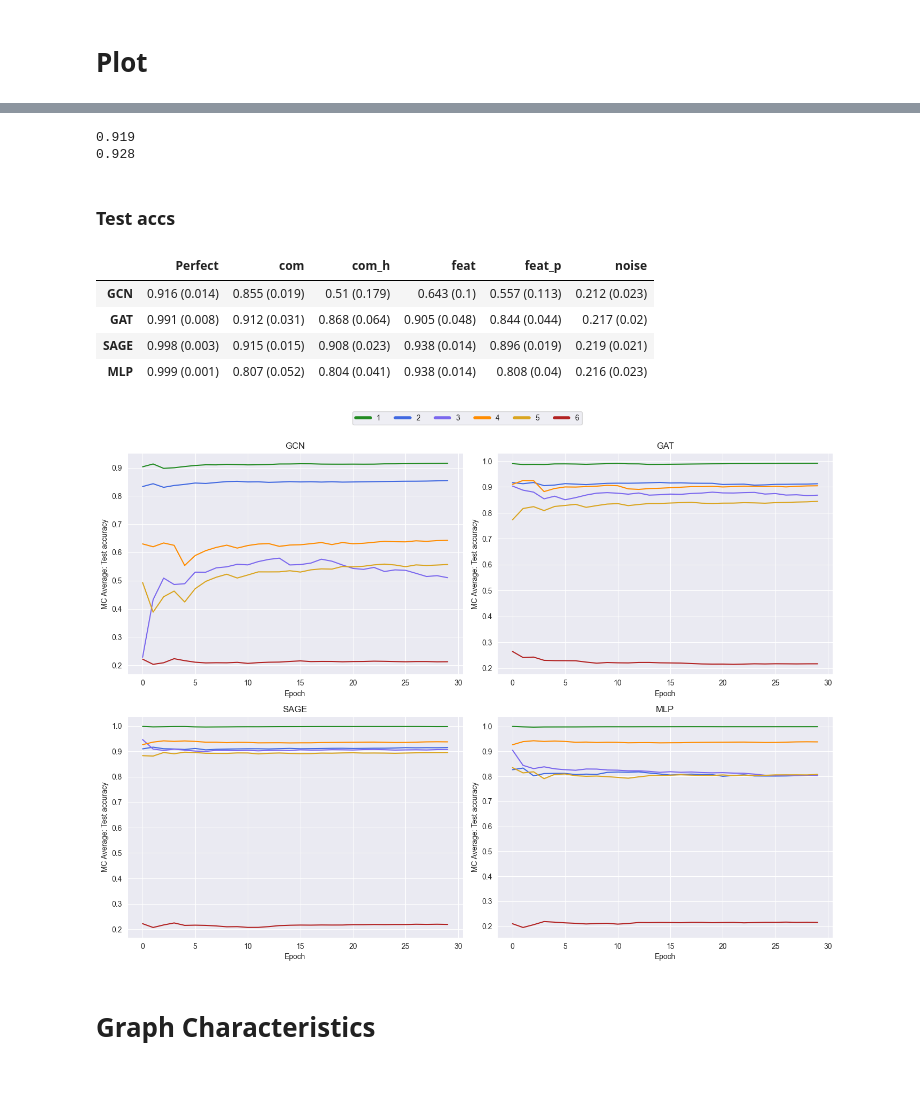
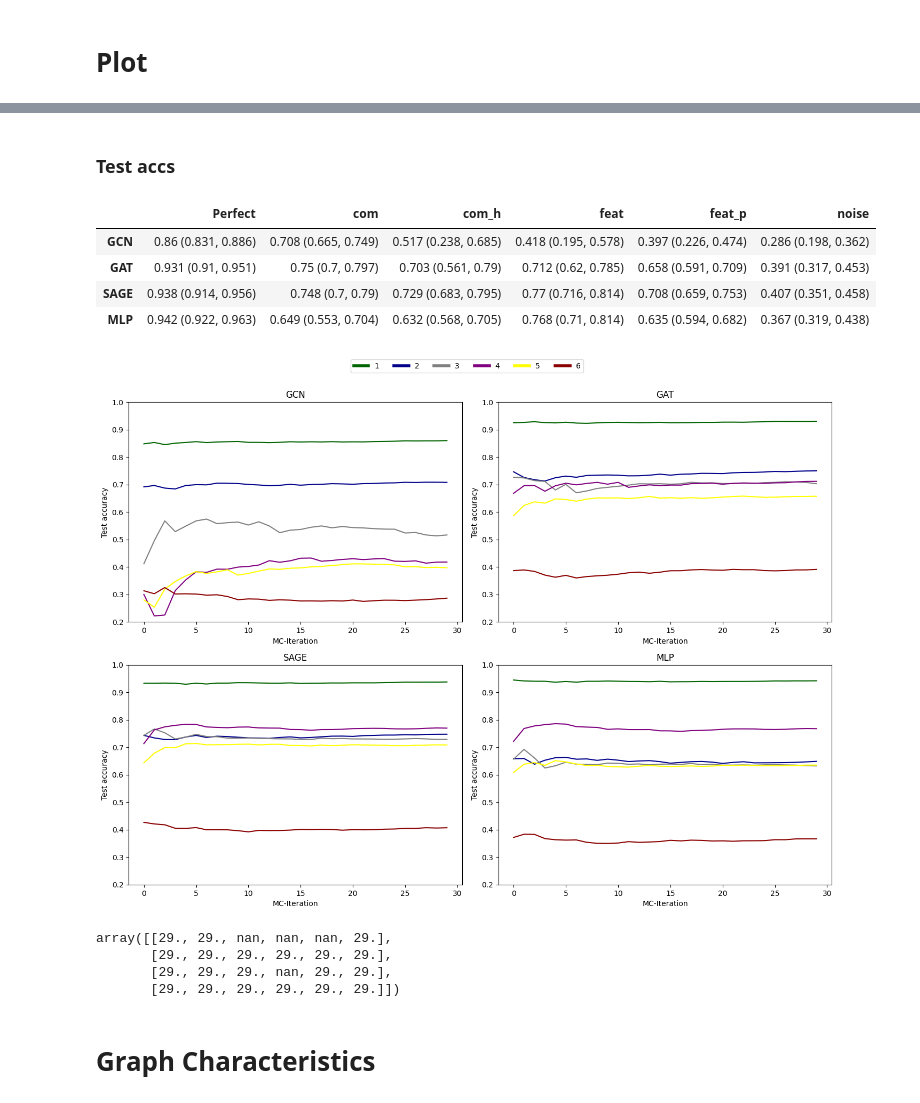
Before and after one commit to FisnikZogaj/MA, a Jupyter notebook: eval.ipynb, the cells around one changed output, grey strips where cells are left out. Cells and saved outputs as stored; diff of their text form; code cells hidden in the pictures.

```diff
--- a/eval.ipynb
+++ b/eval.ipynb
@@ -83,21 +83,17 @@ XG_noise = load_all_pickles(last_exp, "MLP", "noise")
 # %%
 package = np.array([[gcn_perfect, gcn_com, gcn_com_h,
-                     #gcn_com_r,
                      gcn_feat, gcn_feat_p, gcn_noise],
                     [gat_perfect, gat_com, gat_com_h,
-                     #gat_com_r,
                      gat_feat, gat_feat_p, gat_noise],
                     [sage_perfect, sage_com, sage_com_h,
-                     #sage_com_r,
                      sage_feat, sage_feat_p, sage_noise],
-                    [XG_perfect, XG_com, XG_com_h,
-                     #XG_com_r,
-                     XG_feat, XG_feat_p, XG_noise]])
+                    [mlp_perfect, mlp_com, mlp_com_h,
+                     mlp_feat, mlp_feat_p, mlp_noise]])
 
 n_scenarios = package.shape[1]
 print(n_scenarios)
 
-colors = ["forestgreen", "royalblue", "mediumslateblue", "darkorange", "goldenrod", "firebrick"]
+colors = ["darkgreen", "darkblue", "grey", "purple", "yellow", "darkred"]
 #colors = ["forestgreen", "royalblue", "dodgerblue", "mediumslateblue", "orange", "goldenrod", "firebrick"]
 # %% [output]
 6
@@ -184,26 +210,23 @@ array([[87.77, 86.67, 81.53, 95.6 , 94.27, 49.1 ],
-# %%
-# Loss/val_acc tracks appear very similar for com_random across all 4 models
-# np.mean([r["test_accuracy"] for r in gat_com_r], axis=0) == np.mean([r["test_accuracy"] for r in sage_com_r], axis=0)
-print(np.round(np.mean([r["test_accuracy"] for r in gcn_perfect]), 3))
-print(np.round(np.mean([r["test_accuracy"] for r in sage_com]),3))
-# %% [output]
-0.919
-0.928
 # %% [markdown]
 ### Test accs
 # %%
 mus = np.zeros((4, n_scenarios))  # models (i) x scenarios (j)
-sigs = np.zeros((4, n_scenarios))
+#sigs = np.zeros((4, n_scenarios))
+sigs = np.empty((4, n_scenarios), dtype="U64")
+upper_lower = lambda x, p : str((round(np.percentile(x, p, axis=0), 3), round(np.percentile(x, 100-p, axis=0), 3)))
+normal = np.zeros((4, n_scenarios))
 
 for i, model in enumerate(package): #[[GCN,...], [GAT,...],...]
     for j, scen in enumerate(model): # [1, 2, 3, 4, 5, 6, 7]
         accs = [acc["test_accuracy"] for acc in scen]
 
         mus[i, j] += np.round(np.mean(accs), 3)
-        sigs[i, j] += np.round(np.sqrt(np.var(accs)), 3)
+        #sigs[i, j] += np.round(np.sqrt(np.var(accs)), 3)
+        sigs[i, j] = upper_lower(accs, 5)
+        _, normal[i, j] = stats.shapiro(accs)
 
 
-result = np.array([[f'{a} ({b})' for a, b in zip(row_A, row_B)]
+result = np.array([[f'{a} {b}' for a, b in zip(row_A, row_B)]
                    for row_A, row_B in zip(mus, sigs)])
 
 result = pd.DataFrame(result,
@@ -212,44 +235,60 @@ result = pd.DataFrame(result,
                                #"com_sparse",
                                "feat", "feat_p", "noise"])
 result
+# normal < .05
 # %% [output]
 |  | Perfect | com | com_h | feat | feat_p | noise |
-| GCN | 0.916 (0.014) | 0.855 (0.019) | 0.51 (0.179) | 0.643 (0.1) | 0.557 (0.113) | 0.212 (0.023) |
-| GAT | 0.991 (0.008) | 0.912 (0.031) | 0.868 (0.064) | 0.905 (0.048) | 0.844 (0.044) | 0.217 (0.02) |
-| SAGE | 0.998 (0.003) | 0.915 (0.015) | 0.908 (0.023) | 0.938 (0.014) | 0.896 (0.019) | 0.219 (0.021) |
-| MLP | 0.999 (0.001) | 0.807 (0.052) | 0.804 (0.041) | 0.938 (0.014) | 0.808 (0.04) | 0.216 (0.023) |
+| GCN | 0.86 (0.831, 0.886) | 0.708 (0.665, 0.749) | 0.517 (0.238, 0.685) | 0.418 (0.195, 0.578) | 0.397 (0.226, 0.474) | 0.286 (0.198, 0.362) |
+| GAT | 0.931 (0.91, 0.951) | 0.75 (0.7, 0.797) | 0.703 (0.561, 0.79) | 0.712 (0.62, 0.785) | 0.658 (0.591, 0.709) | 0.391 (0.317, 0.453) |
+| SAGE | 0.938 (0.914, 0.956) | 0.748 (0.7, 0.79) | 0.729 (0.683, 0.795) | 0.77 (0.716, 0.814) | 0.708 (0.659, 0.753) | 0.407 (0.351, 0.458) |
+| MLP | 0.942 (0.922, 0.963) | 0.649 (0.553, 0.704) | 0.632 (0.568, 0.705) | 0.768 (0.71, 0.814) | 0.635 (0.594, 0.682) | 0.367 (0.319, 0.438) |
 # %%
+def MC_check_convergence(x, eps):
+    for i in range(len(x) - 1):
+        if abs(x[i+1] - x[i]) > eps:
+            return None
+    return len(x) - 1
+
 def MCR_plot(target, color, ax=None):
         ys = [lp["test_accuracy"] for lp in target]
         r_avg = np.cumsum(ys) / np.arange(1, len(ys) + 1)
         x = np.arange(len(ys))
         ax.plot(x, r_avg, color=color)
 
+        return MC_check_convergence(r_avg, 0.05)
+
 arch = ["GCN", "GAT", "SAGE", "MLP"]
 fig, axes = plt.subplots(2, 2, figsize=(14, 10))
 axes = axes.flatten()
 
 labels = np.arange(n_scenarios) + 1
-colors = ["forestgreen", "royalblue", "mediumslateblue", "darkorange", "goldenrod", "firebrick"]
+# colors = ["forestgreen", "royalblue", "mediumslateblue", "darkorange", "goldenrod", "firebrick"]
 
+converged_at = np.zeros((4, n_scenarios))
 
 for i, (model, ax) in enumerate(zip(package, axes)):
     for j, (target, label, color) in enumerate(zip(model, labels, colors)):
-        early_stops[i, j] = MCR_plot(target, color, ax=ax)
+        converged_at[i, j] = MCR_plot(target, color, ax=ax)
         ax.plot([], [], color=color, label=label)
 
     ax.set_xlabel('MC-Iteration')
-    ax.set_ylabel('MC Average: Test accuracy')
+    ax.set_ylim(.2, 1)
+    ax.set_ylabel('Test accuracy')
 
     ax.set_title(f'{arch[i]}')
 
 handles = [Line2D([0], [0], color=color, lw=4) for color in colors]
 fig.legend(handles, labels, loc='upper center', ncol=len(labels), bbox_to_anchor=(0.5, 1.05), fontsize='medium')
 
 plt.tight_layout()
 plt.show()
+converged_at
 # %% [output]
-[figure, old version]
+[figure, new version]
+array([[29., 29., nan, nan, nan, 29.],
+       [29., 29., 29., 29., 29., 29.],
+       [29., 29., 29., nan, 29., 29.],
+       [29., 29., 29., 29., 29., 29.]])
 # %% [markdown]
 # Graph Characteristics
 # %%
```
Also changed, not shown: parts of 16 cells of this notebook, 2 other files.
